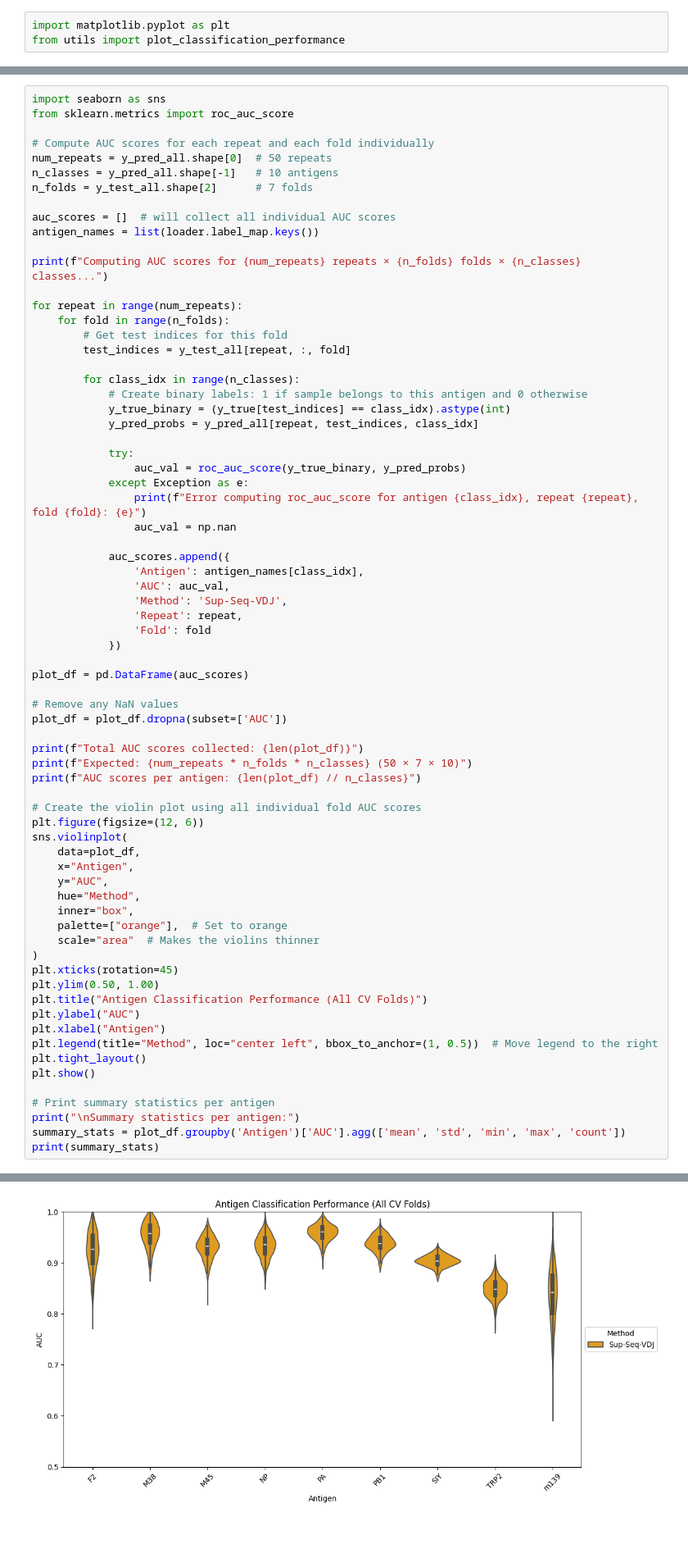
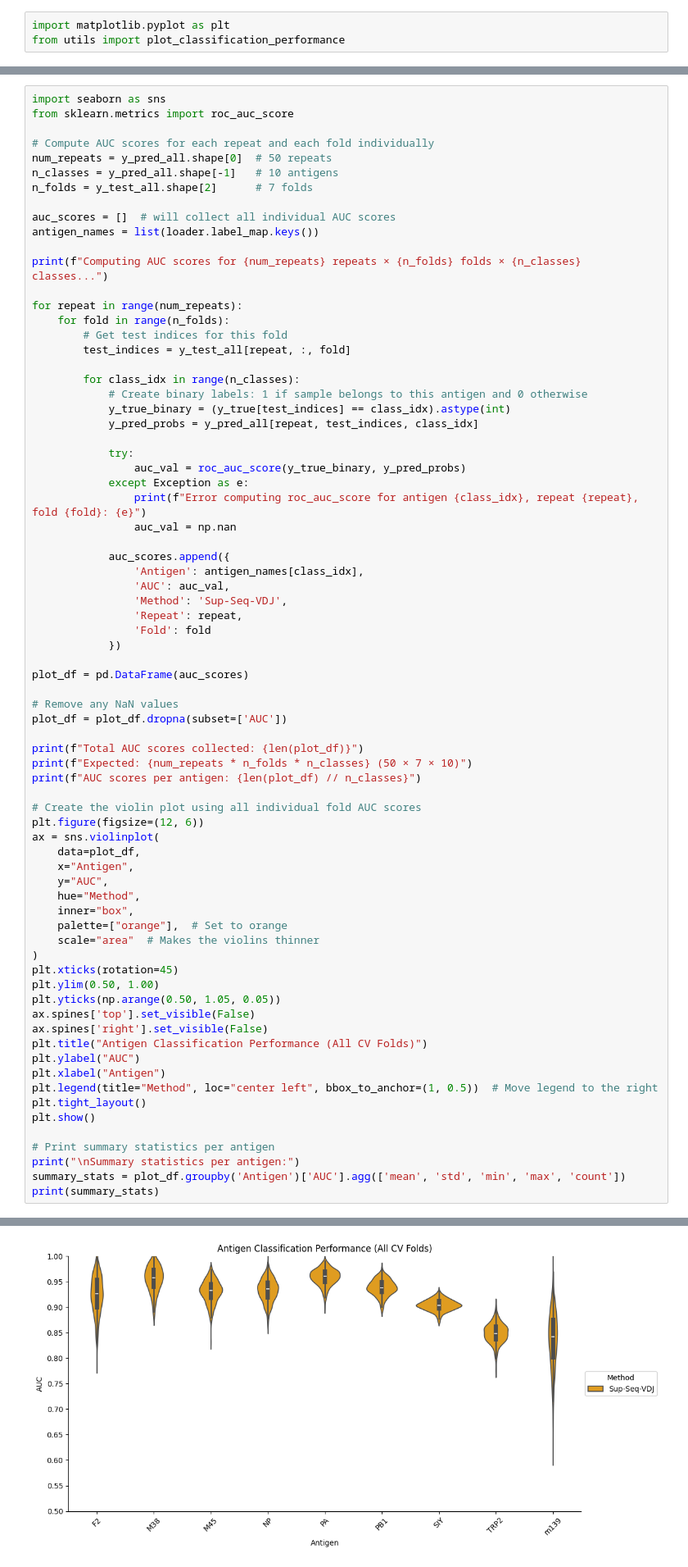
Before and after one commit to samhuann/DeepTCR-2, a Jupyter notebook: new_loader_cnn copy 2.ipynb, the cells around one changed output, grey strips where cells are left out. Shown at 82% size. Saved outputs shown, nothing was run; the diff lists cells and outputs as text; blank space fills up the shorter version.

Commit message:
improved statistics and graph looks

```diff
--- a/new_loader_cnn copy 2.ipynb
+++ b/new_loader_cnn copy 2.ipynb
@@ -633,7 +633,7 @@ print(f"AUC scores per antigen: {len(plot_df) // n_classes}")
 
 # Create the violin plot using all individual fold AUC scores
 plt.figure(figsize=(12, 6))
-sns.violinplot(
+ax = sns.violinplot(
     data=plot_df,
     x="Antigen",
     y="AUC",
@@ -644,6 +644,9 @@ sns.violinplot(
 )
 plt.xticks(rotation=45)
 plt.ylim(0.50, 1.00)
+plt.yticks(np.arange(0.50, 1.05, 0.05))
+ax.spines['top'].set_visible(False)
+ax.spines['right'].set_visible(False)
 plt.title("Antigen Classification Performance (All CV Folds)")
 plt.ylabel("AUC")
 plt.xlabel("Antigen")
@@ -665,4 +668,4 @@ The `scale` parameter has been renamed and will be removed in v0.15.0. Pass `den
-[figure, old version]
+[figure, new version]
 Summary statistics per antigen:
              mean       std       min       max  count
 Antigen
```
Also changed, not shown: parts of 1 cell of this notebook.
